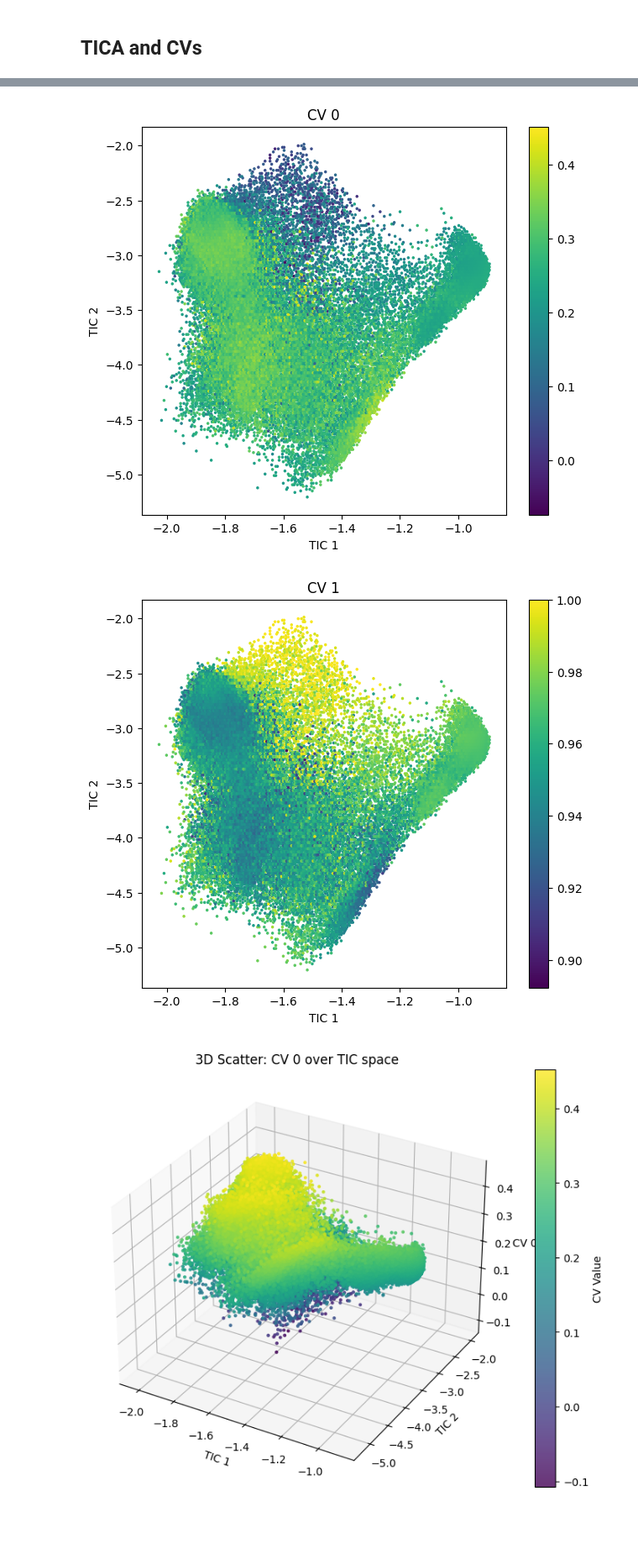
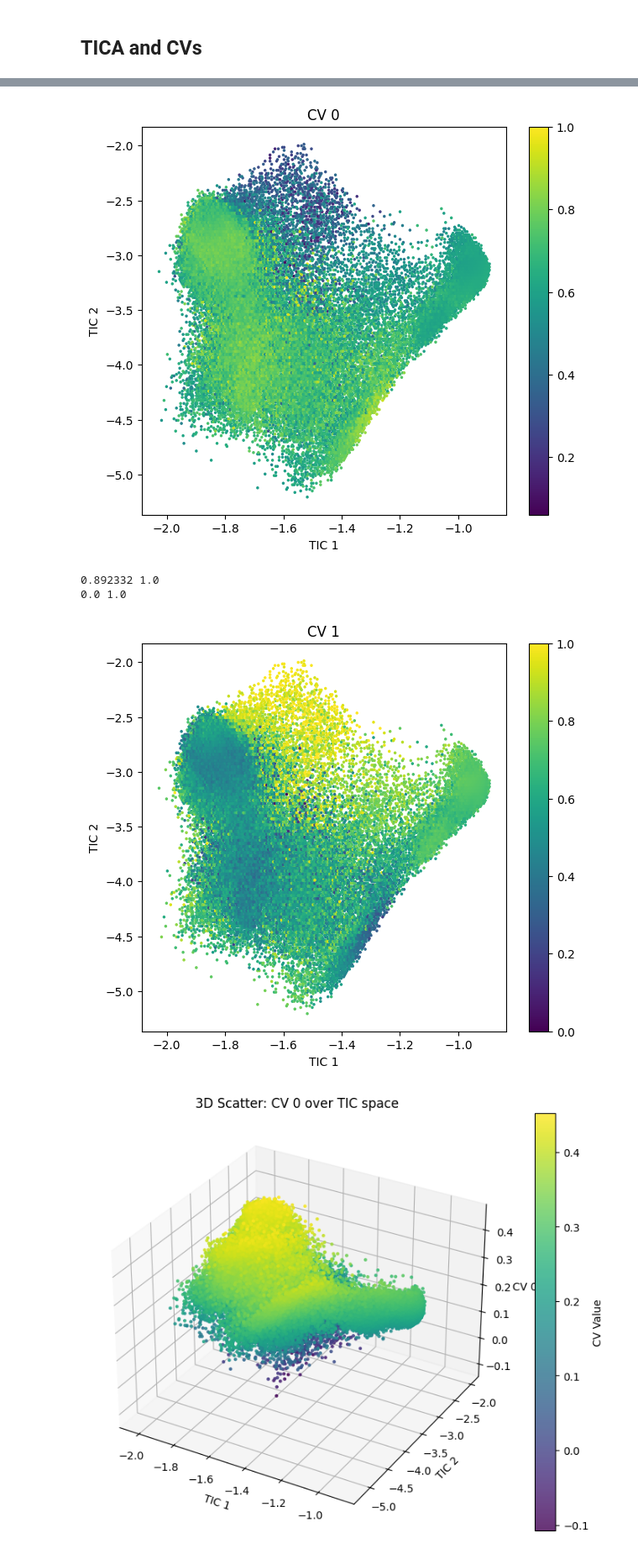
Before and after one commit to seonghyun26/bioemu, a Jupyter notebook: notebook/analysis-cv.ipynb, the cells around one changed output, grey strips where cells are left out. Shown at 84% size. Saved outputs shown, nothing was run; the diff lists cells and outputs as text; code cells hidden in the pictures; blank space fills up the shorter version.

```diff
--- a/notebook/analysis-cv.ipynb
+++ b/notebook/analysis-cv.ipynb
@@ -221,10 +210,16 @@ print(tica_data.shape)
 
 # Plot
 for cv_dim in range(MLCV_DIM):
+	cv_dim_val = cv[:, cv_dim]
+	range_min, range_max = cv_dim_val.min(), cv_dim_val.max()
+	print(range_min, range_max)
+	cv_dim_val = (cv_dim_val - range_min) / (range_max - range_min)
+	print(cv_dim_val.min(), cv_dim_val.max())
+
 	fig = plt.figure(figsize=(7, 6))
 	ax = fig.add_subplot(111)
 	hb = ax.hexbin(
-		x, y, C=cv[:, cv_dim],
+		x, y, C=cv_dim_val,
 		gridsize=200,                     # controls resolution
 		reduce_C_function=np.mean,       # compute average per hexagon
 		cmap='viridis',                  # colormap
@@ -239,5 +236,7 @@ for cv_dim in range(MLCV_DIM):
-[figure, old version]
+[figure, new version]
+0.892332 1.0
+0.0 1.0
-[figure, old version]
+[figure, new version]
 # %%
 import matplotlib.pyplot as plt
 from mpl_toolkits.mplot3d import Axes3D  # Needed for 3D plots
```
Also changed, not shown: parts of 11 cells of this notebook, 28 other files.
